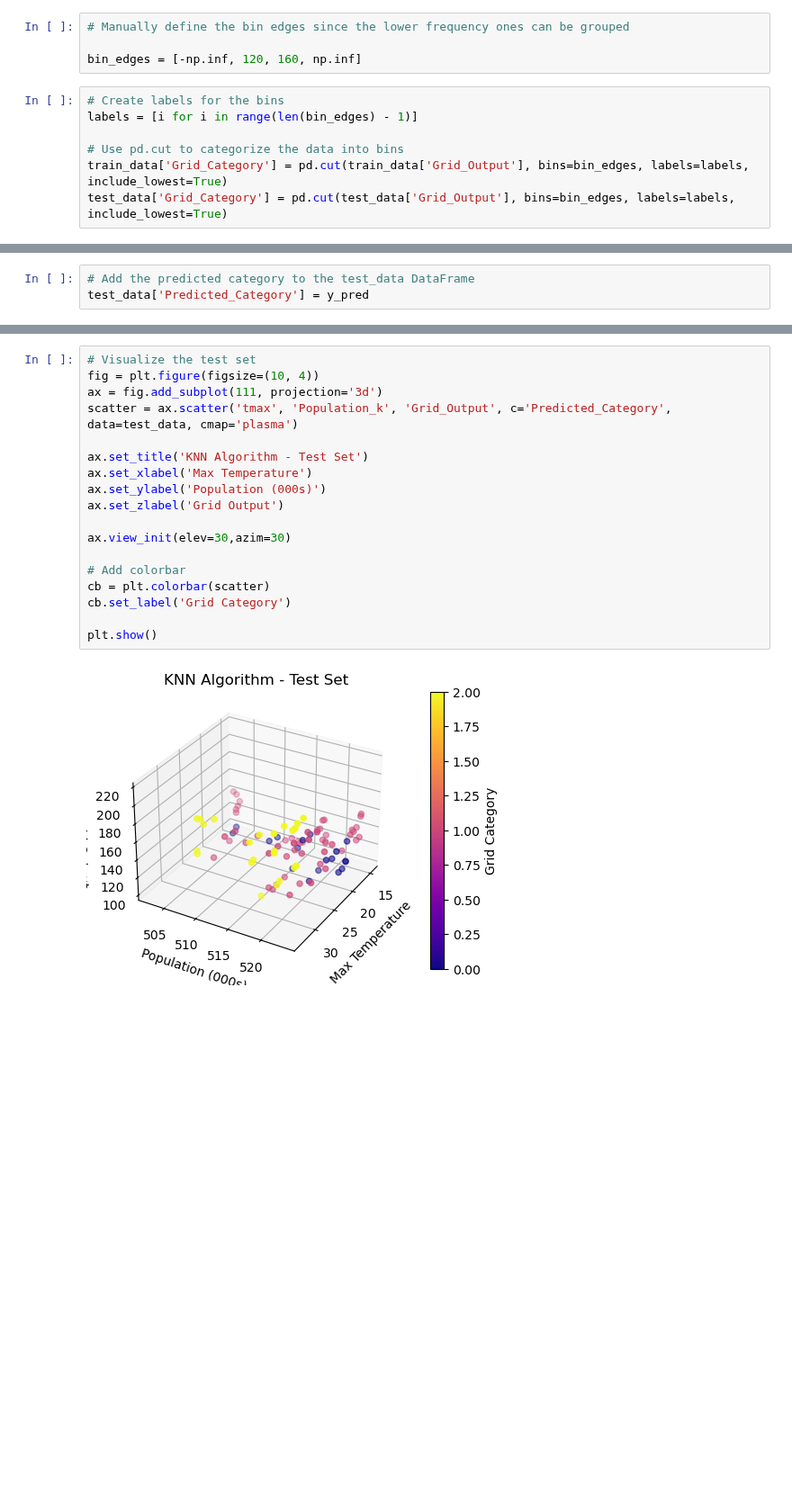
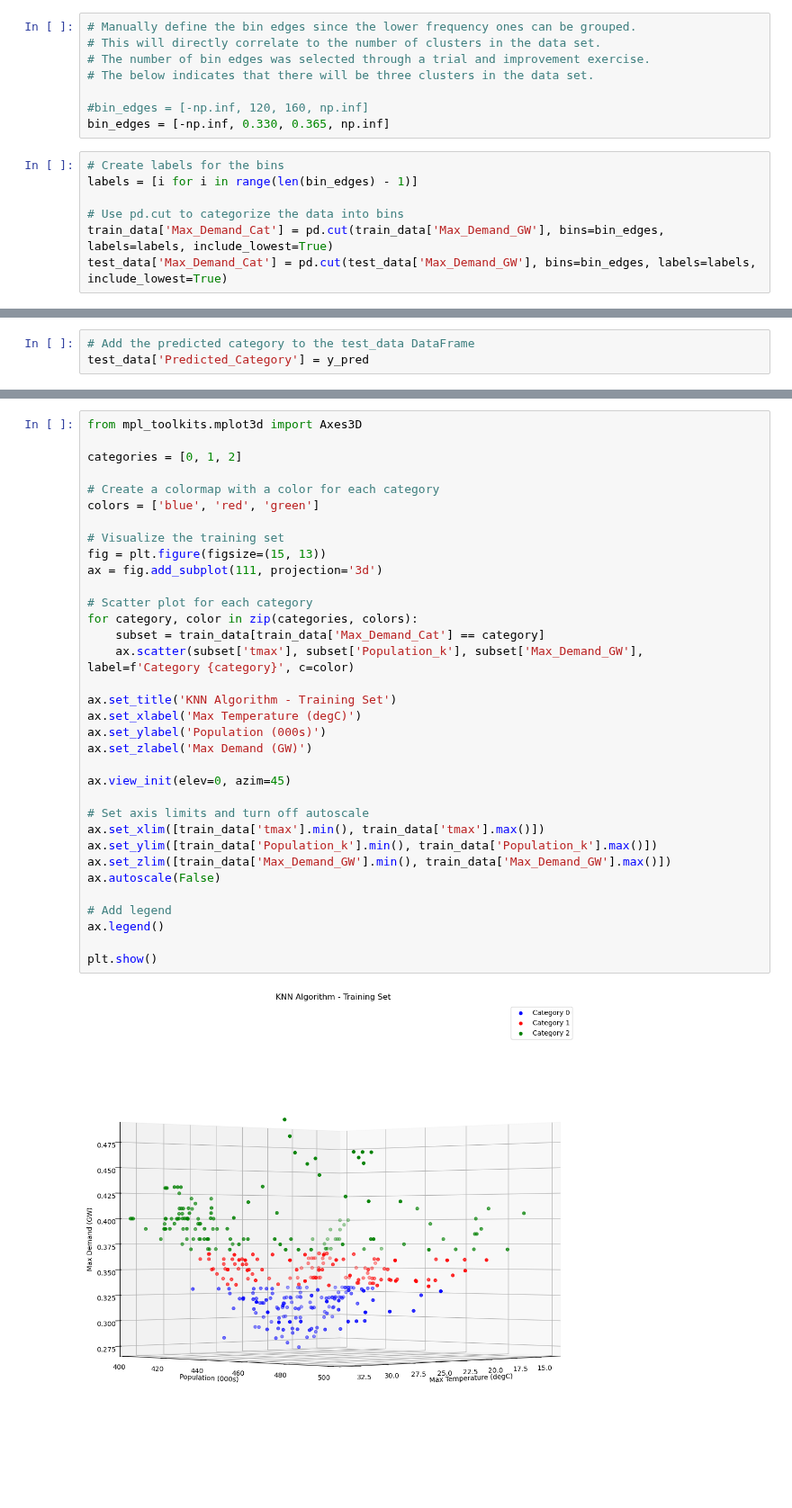
Before and after one commit to ATECO-malta/applied_ml_assignment, a Jupyter notebook: K-NearestNeighbours.ipynb, the cells around one changed output, grey strips where cells are left out. Shown at 90% size. Drawn from its saved outputs; the diff is of its cells as text; blank space fills up the shorter version.

```diff
--- a/K-NearestNeighbours.ipynb
+++ b/K-NearestNeighbours.ipynb
@@ -45,12 +69,16 @@ array([ 76.44 ,  87.951,  99.462, 110.973, 122.484, 133.995, 145.506,
 # %%
-# Manually define the bin edges since the lower frequency ones can be grouped
+# Manually define the bin edges since the lower frequency ones can be grouped.
+# This will directly correlate to the number of clusters in the data set.
+# The number of bin edges was selected through a trial and improvement exercise.
+# The below indicates that there will be three clusters in the data set.
 
-bin_edges = [-np.inf, 120, 160, np.inf]
+#bin_edges = [-np.inf, 120, 160, np.inf]
+bin_edges = [-np.inf, 0.330, 0.365, np.inf]
 # %%
 # Create labels for the bins
 labels = [i for i in range(len(bin_edges) - 1)]
 
 # Use pd.cut to categorize the data into bins
-train_data['Grid_Category'] = pd.cut(train_data['Grid_Output'], bins=bin_edges, labels=labels, include_lowest=True)
-test_data['Grid_Category'] = pd.cut(test_data['Grid_Output'], bins=bin_edges, labels=labels, include_lowest=True)
+train_data['Max_Demand_Cat'] = pd.cut(train_data['Max_Demand_GW'], bins=bin_edges, labels=labels, include_lowest=True)
+test_data['Max_Demand_Cat'] = pd.cut(test_data['Max_Demand_GW'], bins=bin_edges, labels=labels, include_lowest=True)
 # %%
@@ -217,22 +320,38 @@ test_data.head(3)
 | 1 | 2019-01-16 12:00:00 | 0.435 | 112.38 | 23.480 | 5.225 | 31.53 | ... |
 | 2 | 2019-02-01 00:00:00 | 0.430 | 99.77 | 30.295 | 5.965 | 27.99 | ... |
 # %%
-# Visualize the test set
-fig = plt.figure(figsize=(10, 4))
+from mpl_toolkits.mplot3d import Axes3D
+
+categories = [0, 1, 2]
+
+# Create a colormap with a color for each category
+colors = ['blue', 'red', 'green']
+
+# Visualize the training set
+fig = plt.figure(figsize=(15, 13))
 ax = fig.add_subplot(111, projection='3d')
-scatter = ax.scatter('tmax', 'Population_k', 'Grid_Output', c='Predicted_Category', data=test_data, cmap='plasma')
 
-ax.set_title('KNN Algorithm - Test Set')
-ax.set_xlabel('Max Temperature')
+# Scatter plot for each category
+for category, color in zip(categories, colors):
+    subset = train_data[train_data['Max_Demand_Cat'] == category]
+    ax.scatter(subset['tmax'], subset['Population_k'], subset['Max_Demand_GW'], label=f'Category {category}', c=color)
+
+ax.set_title('KNN Algorithm - Training Set')
+ax.set_xlabel('Max Temperature (degC)')
 ax.set_ylabel('Population (000s)')
-ax.set_zlabel('Grid Output')
+ax.set_zlabel('Max Demand (GW)')
 
-ax.view_init(elev=30,azim=30)
+ax.view_init(elev=0, azim=45)
 
-# Add colorbar
-cb = plt.colorbar(scatter)
-cb.set_label('Grid Category')
+# Set axis limits and turn off autoscale
+ax.set_xlim([train_data['tmax'].min(), train_data['tmax'].max()])
+ax.set_ylim([train_data['Population_k'].min(), train_data['Population_k'].max()])
+ax.set_zlim([train_data['Max_Demand_GW'].min(), train_data['Max_Demand_GW'].max()])
+ax.autoscale(False)
+
+# Add legend
+ax.legend()
 
 plt.show()
 # %% [output]
-[figure, old version]
+[figure, new version]
```
Also changed, not shown: parts of 28 cells of this notebook.
